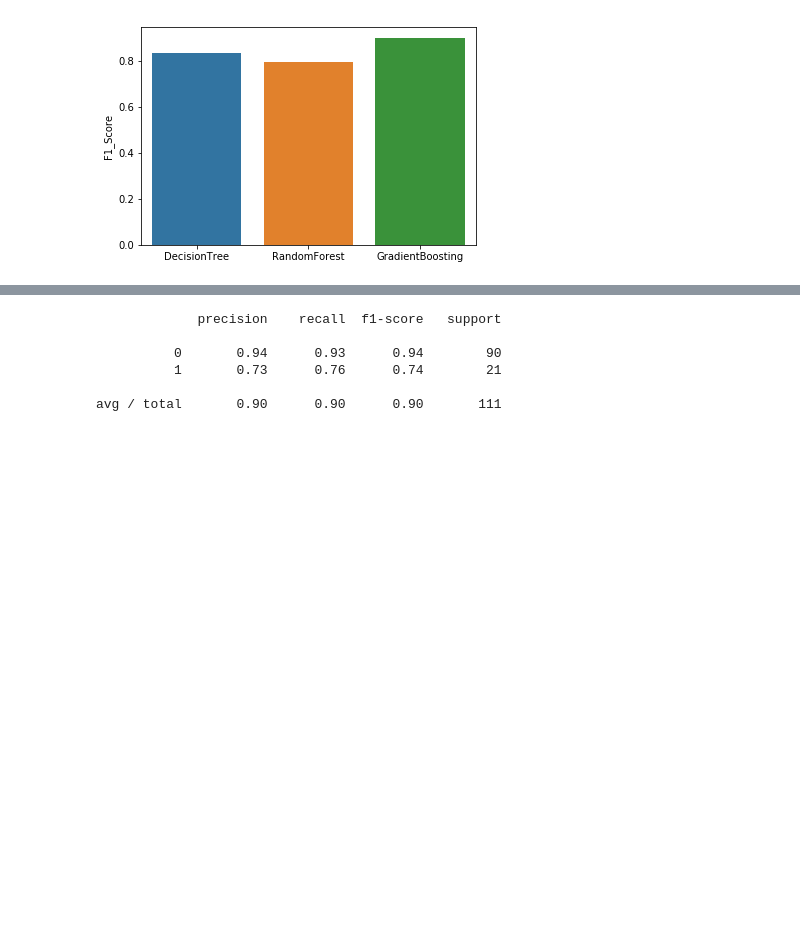
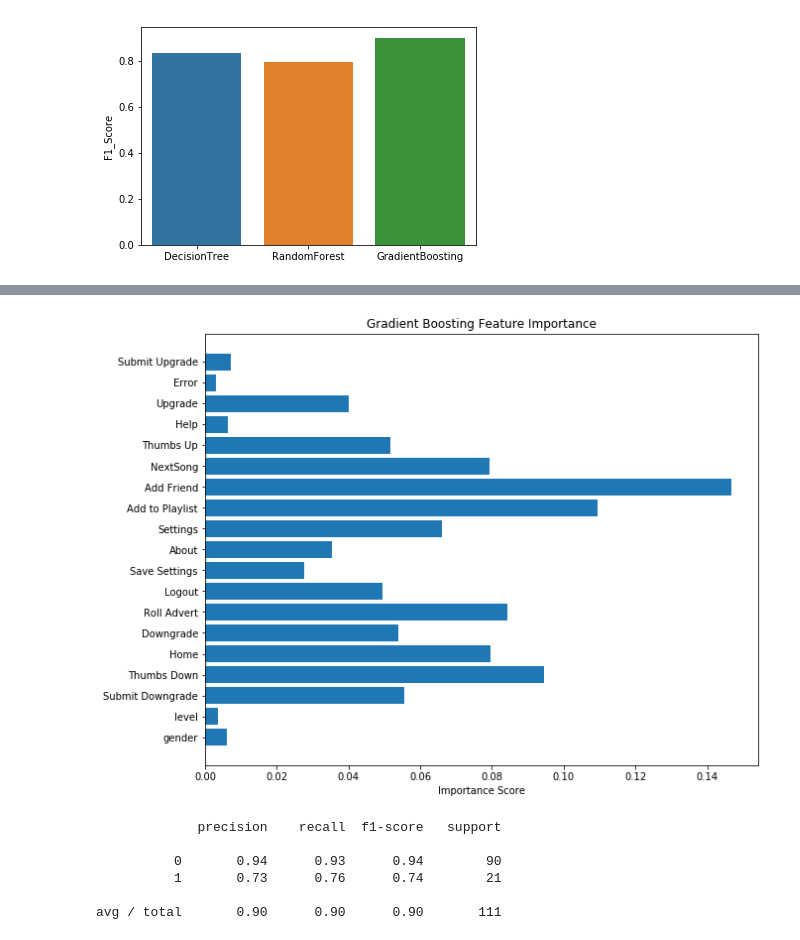
Before and after one commit to Minsifye/Sparkify, a Jupyter notebook: Sparkify.ipynb, the cells around one changed output, grey strips where cells are left out. Cells and saved outputs as stored; diff of their text form; code cells hidden in the pictures; blank space fills up the shorter version.

```diff
--- a/Sparkify.ipynb
+++ b/Sparkify.ipynb
@@ -1048,3 +889,15 @@ sns.barplot(data=df_evaluation, x=df_evaluation.index, y=df_evaluation.F1_Score)
+# %%
+# plot feature importances
+importances = gbt_model.featureImportances.toArray()
+features = df_sparkify.columns[2:]
+y_pos = np.arange(len(features))
+fig, ax = plt.subplots(figsize=(10,8))
+ax.barh(y_pos, importances);
+plt.yticks(y_pos, features);
+plt.xlabel('Importance Score');
+plt.title('Gradient Boosting Feature Importance');
+# %% [output]
+[figure, added]
 # %%
 # Confusion Matrix for Gradient Boosting Algo
 df_gbt = gbt_predictions.select(['Churn', 'prediction']).toPandas()
```
Also changed, not shown: parts of 28 cells of this notebook.
